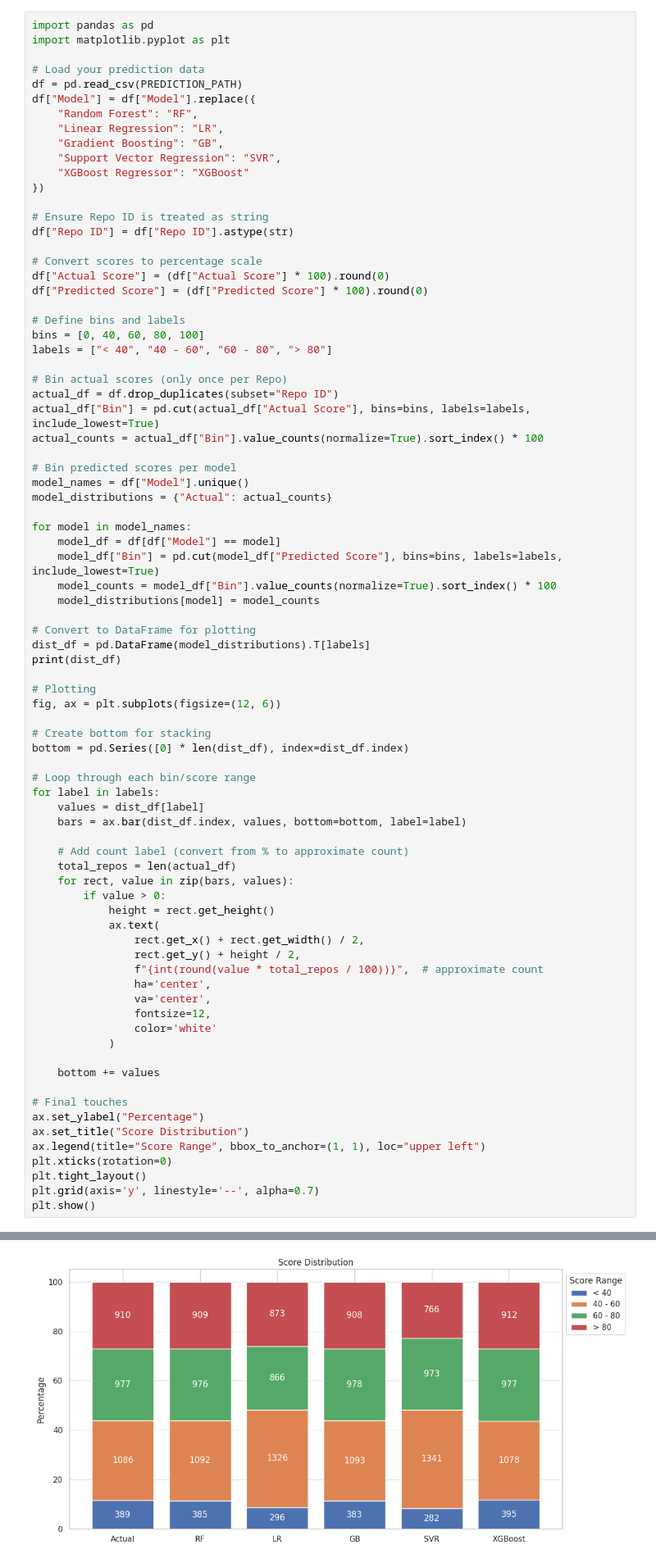
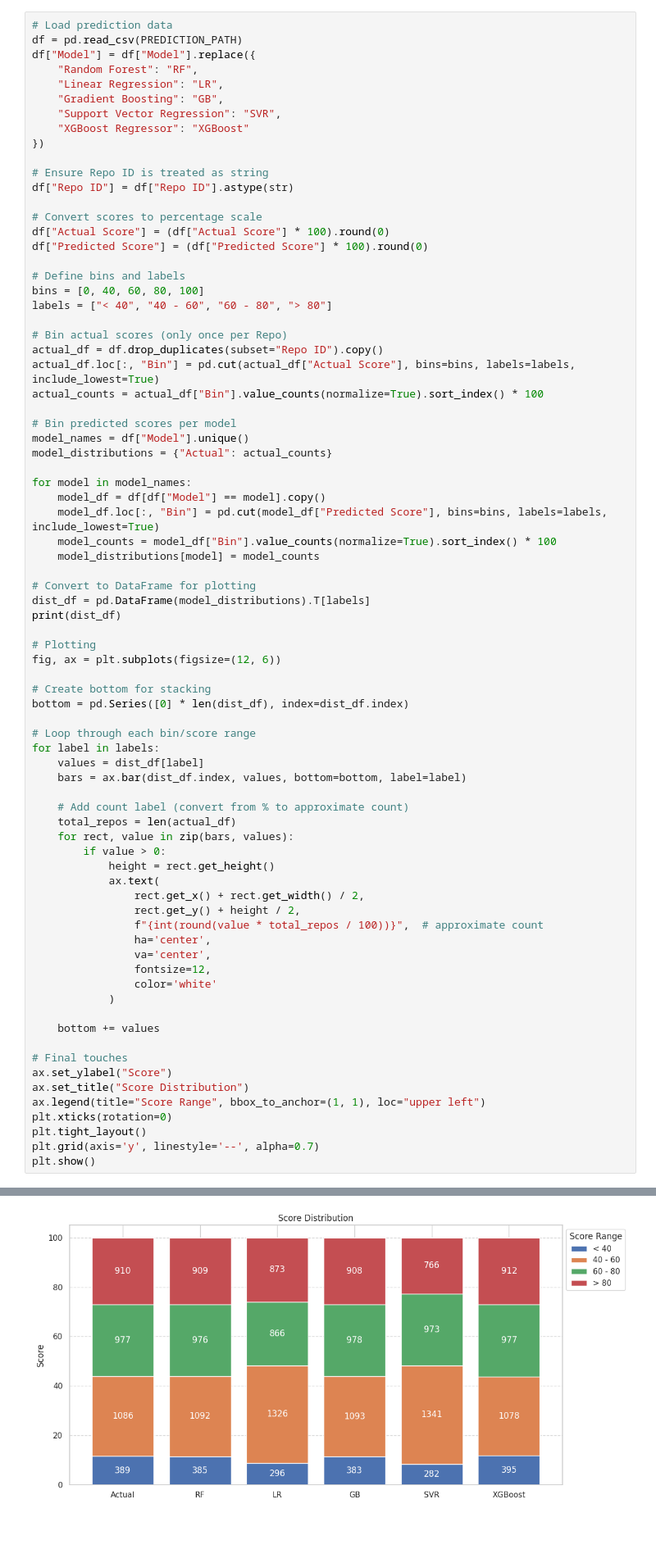
Before and after one commit to sandiedu/Paper-ICISS-2025, a Jupyter notebook: result.ipynb, the cells around one changed output, grey strips where cells are left out. Shown at 82% size. Drawn from its saved outputs; the diff is of its cells as text; blank space fills up the shorter version.

```diff
--- a/result.ipynb
+++ b/result.ipynb
@@ -76,10 +78,7 @@ plt.show()
 # %% [markdown]
 ### Prediction
 # %%
-import pandas as pd
-import matplotlib.pyplot as plt
-
-# Load your prediction data
+# Load prediction data
 df = pd.read_csv(PREDICTION_PATH)
 df["Model"] = df["Model"].replace({
     "Random Forest": "RF",
@@ -101,8 +100,8 @@ bins = [0, 40, 60, 80, 100]
 labels = ["< 40", "40 - 60", "60 - 80", "> 80"]
 
 # Bin actual scores (only once per Repo)
-actual_df = df.drop_duplicates(subset="Repo ID")
-actual_df["Bin"] = pd.cut(actual_df["Actual Score"], bins=bins, labels=labels, include_lowest=True)
+actual_df = df.drop_duplicates(subset="Repo ID").copy()
+actual_df.loc[:, "Bin"] = pd.cut(actual_df["Actual Score"], bins=bins, labels=labels, include_lowest=True)
 actual_counts = actual_df["Bin"].value_counts(normalize=True).sort_index() * 100
 
 # Bin predicted scores per model
@@ -110,8 +109,8 @@ model_names = df["Model"].unique()
 model_distributions = {"Actual": actual_counts}
 
 for model in model_names:
-    model_df = df[df["Model"] == model]
-    model_df["Bin"] = pd.cut(model_df["Predicted Score"], bins=bins, labels=labels, include_lowest=True)
+    model_df = df[df["Model"] == model].copy()
+    model_df.loc[:, "Bin"] = pd.cut(model_df["Predicted Score"], bins=bins, labels=labels, include_lowest=True)
     model_counts = model_df["Bin"].value_counts(normalize=True).sort_index() * 100
     model_distributions[model] = model_counts
 
@@ -148,7 +147,7 @@ for label in labels:
     bottom += values
 
 # Final touches
-ax.set_ylabel("Percentage")
+ax.set_ylabel("Score")
 ax.set_title("Score Distribution")
 ax.legend(title="Score Range", bbox_to_anchor=(1, 1), loc="upper left")
 plt.xticks(rotation=0)
@@ -183 +165 @@ XGBoost  11.748959  32.064247  29.060083  27.126710
-[figure, old version]
+[figure, new version]
```
Also changed, not shown: parts of 7 cells of this notebook.
